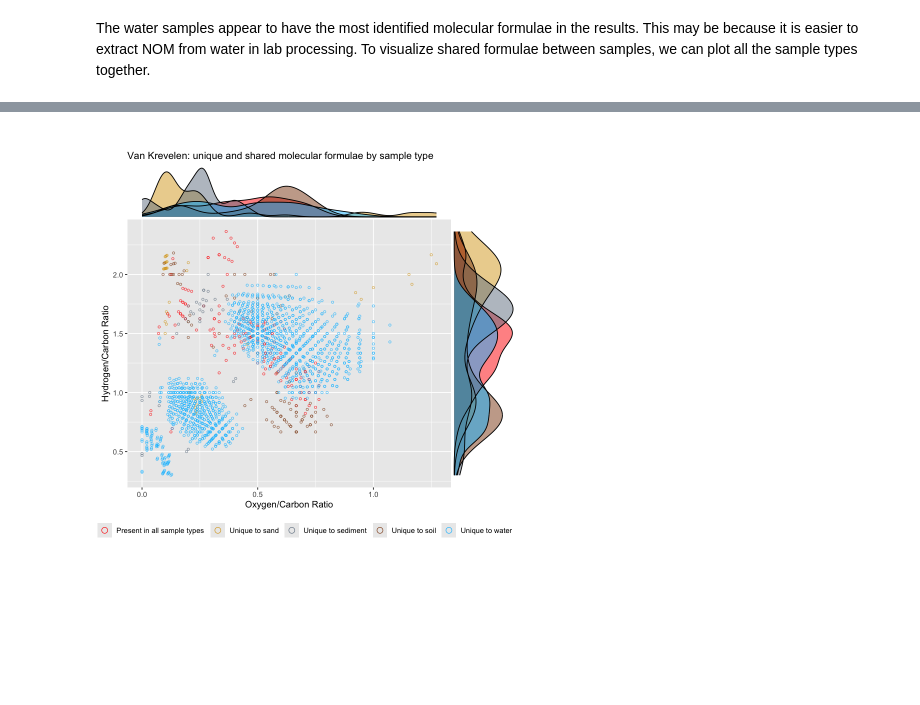
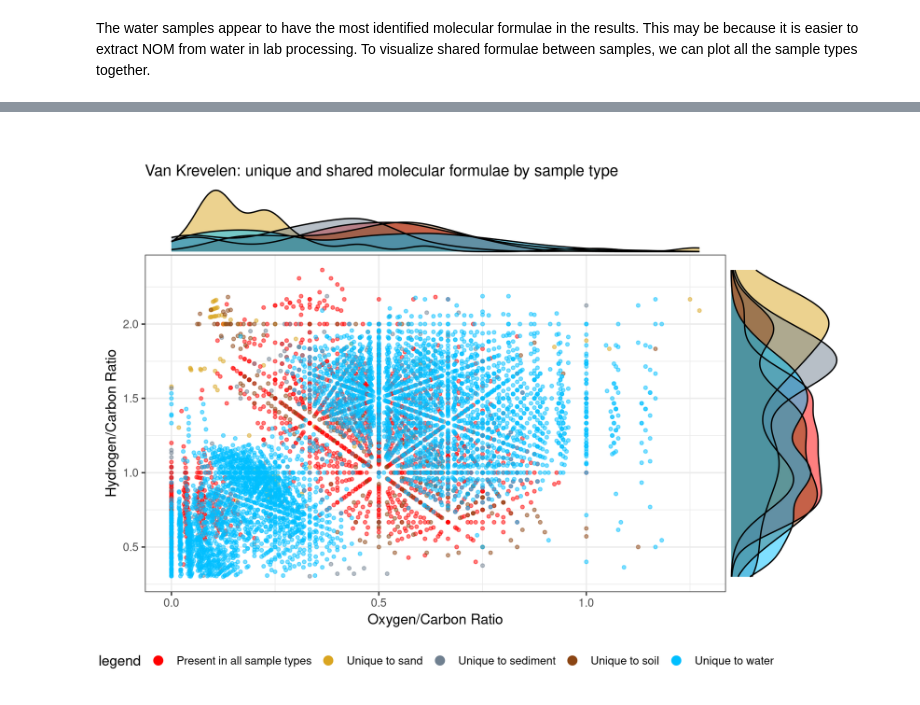
Before and after one commit to microbiomedata/nmdc_notebooks, a Jupyter notebook: NOM_visualizations/R/NOM_R_notebook.ipynb, the cells around one changed output, grey strips where cells are left out. Drawn from its saved outputs; the diff is of its cells as text; code cells hidden in the pictures; blank space fills up the shorter version.

```diff
--- a/NOM_visualizations/R/NOM_R_notebook.ipynb
+++ b/NOM_visualizations/R/NOM_R_notebook.ipynb
@@ -310,7 +387,7 @@ Note that this step is the most time-consuming; it may take up to 40 minutes.
 # %%
 processed_data_csvs <- data.frame(data_object_url = nom_objects_joined_labeled$dobj.url) %>%
   filter(!is.na(data_object_url)) %>%
-  mutate(csv_nested = lapply(data_object_url, read.csv))
+  mutate(csv_nested = lapply(data_object_url, read_csv, show_col_types = FALSE, name_repair = make.names))
 # %% [markdown]
 The results table contains a lot of information. In this notebook, we are going to use the confidence score, molecular formula assignment, hydrogen/carbon ratio, and oxygen/carbon ratio columns.
 # %%
@@ -358,14 +445,14 @@ Confidence Score: The NMDC NOM workflow is based off of the CoreMS package, whic
 # Extract relevant columns and calculate some statistics for the processed data
 processed_data_qc <- processed_data_csvs %>%
 
-  mutate(unassigned_count   = vapply(csv_nested, function(x) sum((x$Molecular.Formula == "")),
+  mutate(unassigned_count  = vapply(csv_nested, function(x) sum(is.na(x$Molecular.Formula)),
                                      FUN.VALUE = 1, USE.NAMES = FALSE),
 
-         assigned_count     = vapply(csv_nested, function(x) sum((x$Molecular.Formula != "")),
+         assigned_count    = vapply(csv_nested, function(x) sum(!is.na(x$Molecular.Formula)),
                                      FUN.VALUE = 1, USE.NAMES = FALSE),
 
-         assigned_perc      = assigned_count / (unassigned_count + assigned_count),
+         assigned_perc     = assigned_count / (unassigned_count + assigned_count),
 
-         confidence_scores  = lapply(csv_nested, function(x) x$Confidence.Score))
+         confidence_scores = lapply(csv_nested, function(x) x$Confidence.Score))
 # %%
 ggplot(processed_data_qc) +
@@ -400,7 +481,7 @@ processed_data_qc <- processed_data_qc %>%
   filter(assigned_perc > 0.3) %>%
 
   # Within data, filter out rows with low confidence score
-  mutate(csv_nested = lapply(csv_nested, function(x) filter(x, Confidence.Score > 0.75))) %>%
+  mutate(csv_nested = lapply(csv_nested, function(x) filter(x, Confidence.Score > 0.3))) %>%
 
   # Now that filtering is done, extract the rest of the data we want
   mutate(molecular_formulae = lapply(csv_nested, function(x) x$Molecular.Formula),
@@ -510,21 +600,25 @@ Van Krevelen plots are a common way to visualize samples of organic material. Ea
 # Using the same subset of samples chosen for the heatmap
 van_krevelen_data <- samples_for_heatmap %>%
   select(bsm.sample_type_manual, HC, OC, molecular_formulae) %>%
-  unnest() %>%
+  unnest(cols = c(HC, OC, molecular_formulae)) %>%
   # Filter down to formulae that appear at least 5 times (see above)
   filter(molecular_formulae %in% filtered_formulae) %>%
   distinct()
 
-ggplot(van_krevelen_data, aes(x = OC, y = HC, color = bsm.sample_type_manual)) +
+van_krevelen_separate_plot <- ggplot(van_krevelen_data, aes(x = OC, y = HC, color = bsm.sample_type_manual)) +
   geom_point(alpha = 0.5, size = 1) +
   facet_wrap(~bsm.sample_type_manual, nrow = 1) +
+  theme_bw() +
   theme(legend.position = "none") +
   coord_fixed() +
   scale_color_manual("legend", values = c("soil" = "saddlebrown",
                                           "sediment" = "slategray",
                                           "water" = "deepskyblue",
                                           "sand" = "goldenrod")) +
-  ggtitle("Van Krevelen Plots by Sample Type") +
+  ggtitle("Van Krevelen: formulae by sample type") +
   xlab("Oxygen/Carbon Ratio") +
   ylab("Hydrogen/Carbon Ratio")
+
+options(repr.plot.width = 10, repr.plot.height = 6, repr.plot.res = 250)
+van_krevelen_separate_plot
 # %% [output]
@@ -535,7 +626,7 @@ Warning message:
 # %% [markdown]
 The water samples appear to have the most identified molecular formulae in the results. This may be because it is easier to extract NOM from water in lab processing. To visualize shared formulae between samples, we can plot all the sample types together.
 # %%
-van_krevelen_data %>%
+van_krevelen_shared_plot <- van_krevelen_data %>%
   mutate(exists = TRUE) %>%
   pivot_wider(names_from = bsm.sample_type_manual, values_from = exists) %>%
   mutate(across(where(is.logical), ~ !is.na(.x))) %>%
@@ -564,7 +655,8 @@ van_krevelen_data %>%
 
   # Construct scatterplot
   ggplot(aes(x = OC, y = HC, color = sample_type)) +
-    geom_point(alpha = 0.7, size = 1, shape = 1) +
+    geom_point(alpha = 0.5, size = 1) +
+    theme_bw() +
     theme(legend.position = "bottom",
           plot.title = element_text(margin = margin(t = 1, unit = "cm"), size = 12)) +
     labs(title = "Van Krevelen: unique and shared molecular formulae by sample type",
@@ -575,8 +667,10 @@ van_krevelen_data %>%
                                  "Unique to water" = "deepskyblue",
                                  "Unique to sediment" = "slategray",
                                  "Unique to sand" = "goldenrod",
-                                 "Present in all sample types" = "red")) -> shared_van_krevelen
+                                 "Present in all sample types" = "red"))
+
+options(repr.plot.width = 8, repr.plot.height = 6, repr.plot.res = 250)
 
 # Add marginal density plots
-ggMarginal(shared_van_krevelen, groupColor = TRUE, groupFill = TRUE)
+ggMarginal(van_krevelen_shared_plot, groupFill = TRUE)
 # %% [output]
@@ -591 +677 @@ Warning message in (function (mapping = NULL, data = NULL, stat = "identity", po
-[figure, old version]
+[figure, new version]
```
Also changed, not shown: parts of 28 cells of this notebook, 1 other file.
